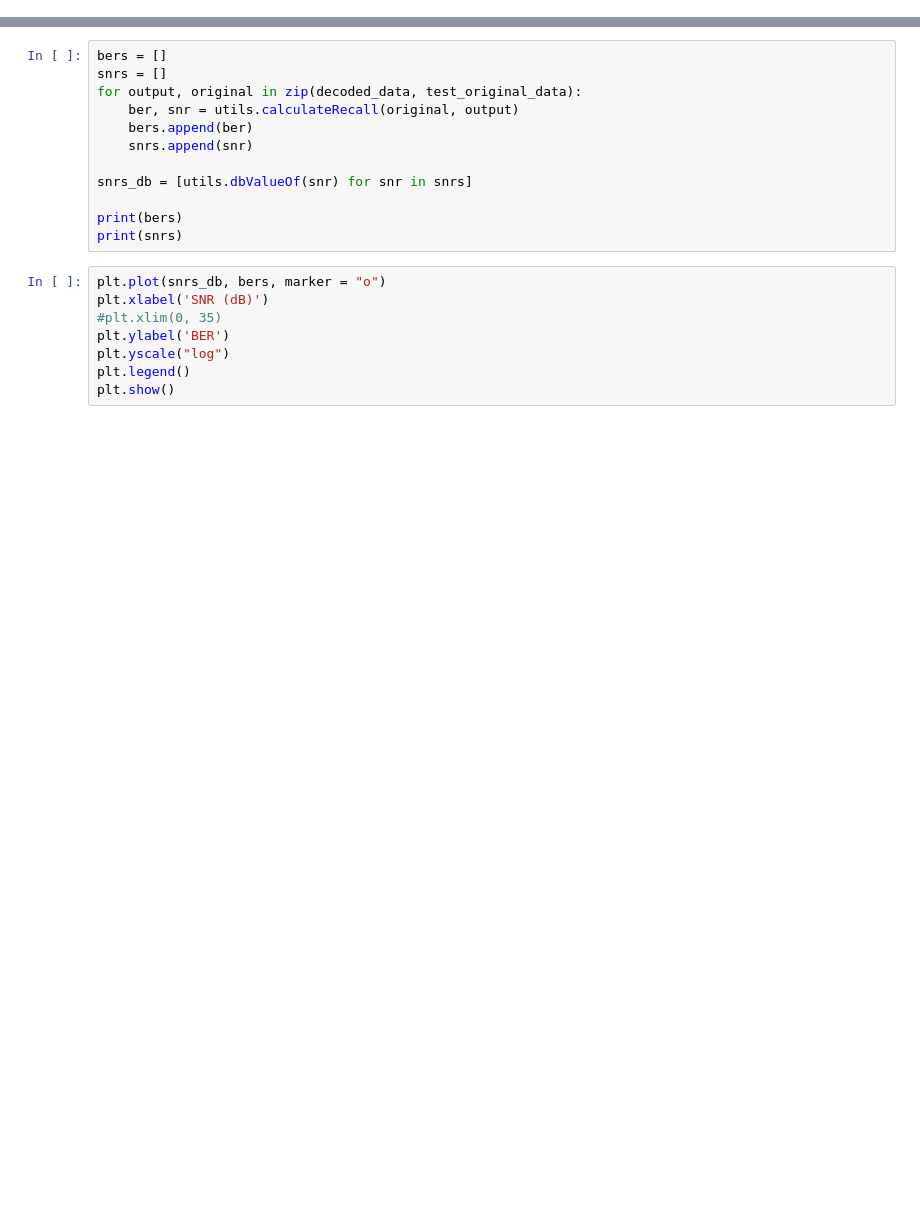
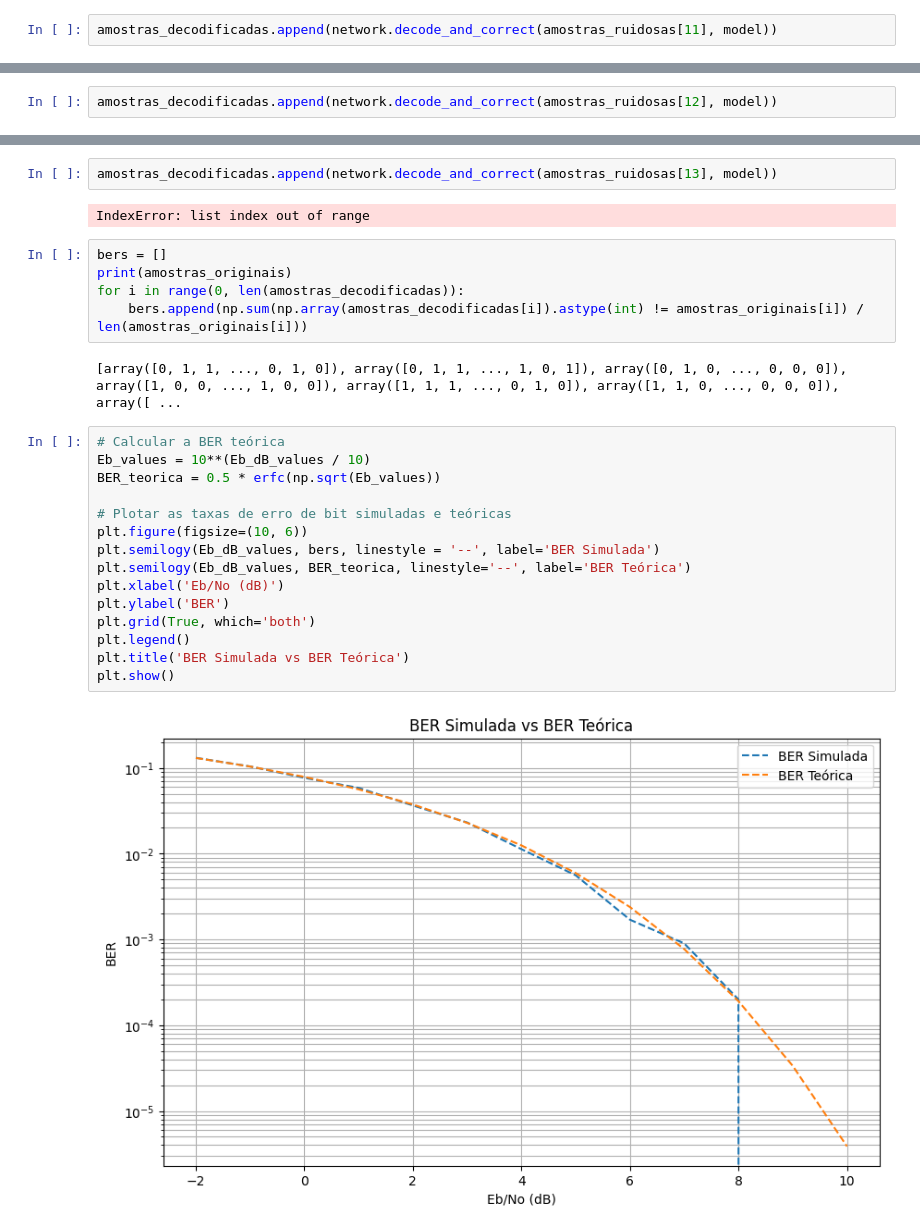
Before and after one commit to jbizzi/tfc, a Jupyter notebook: src/NeuralNetworkCorrection.ipynb, the cells around one changed output, grey strips where cells are left out. Cells and saved outputs as stored; diff of their text form; blank space fills up the shorter version.

```diff
--- a/src/NeuralNetworkCorrection.ipynb
+++ b/src/NeuralNetworkCorrection.ipynb
@@ -32,0 +279,2 @@ for noise in test_noisy_data:
+# %%
+amostras_decodificadas.append(network.decode_and_correct(amostras_ruidosas[11], model))
@@ -32,0 +299,2 @@ for noise in test_noisy_data:
+# %%
+amostras_decodificadas.append(network.decode_and_correct(amostras_ruidosas[12], model))
@@ -33,20 +319,28 @@ for noise in test_noisy_data:
+# %%
+amostras_decodificadas.append(network.decode_and_correct(amostras_ruidosas[13], model))
+# %% [output]
+IndexError: list index out of range
 # %%
 bers = []
-snrs = []
-for output, original in zip(decoded_data, test_original_data):
-    ber, snr = utils.calculateRecall(original, output)
-    bers.append(ber)
-    snrs.append(snr)
-
-snrs_db = [utils.dbValueOf(snr) for snr in snrs]
-
-print(bers)
-print(snrs)
+print(amostras_originais)
+for i in range(0, len(amostras_decodificadas)):
+    bers.append(np.sum(np.array(amostras_decodificadas[i]).astype(int) != amostras_originais[i]) / len(amostras_originais[i]))
+# %% [output]
+[array([0, 1, 1, ..., 0, 1, 0]), array([0, 1, 1, ..., 1, 0, 1]), array([0, 1, 0, ..., 0, 0, 0]), array([1, 0, 0, ..., 1, 0, 0]), array([1, 1, 1, ..., 0, 1, 0]), array([1, 1, 0, ..., 0, 0, 0]), array([ ...
 # %%
-plt.plot(snrs_db, bers, marker = "o")
-plt.xlabel('SNR (dB)')
-#plt.xlim(0, 35)
+# Calcular a BER teórica
+Eb_values = 10**(Eb_dB_values / 10)
+BER_teorica = 0.5 * erfc(np.sqrt(Eb_values))
+
+# Plotar as taxas de erro de bit simuladas e teóricas
+plt.figure(figsize=(10, 6))
+plt.semilogy(Eb_dB_values, bers, linestyle = '--', label='BER Simulada')
+plt.semilogy(Eb_dB_values, BER_teorica, linestyle='--', label='BER Teórica')
+plt.xlabel('Eb/No (dB)')
 plt.ylabel('BER')
-plt.yscale("log")
+plt.grid(True, which='both')
 plt.legend()
+plt.title('BER Simulada vs BER Teórica')
 plt.show()
+# %% [output]
+[figure, added]
```
Also changed, not shown: parts of 18 cells of this notebook, 2 other files.
